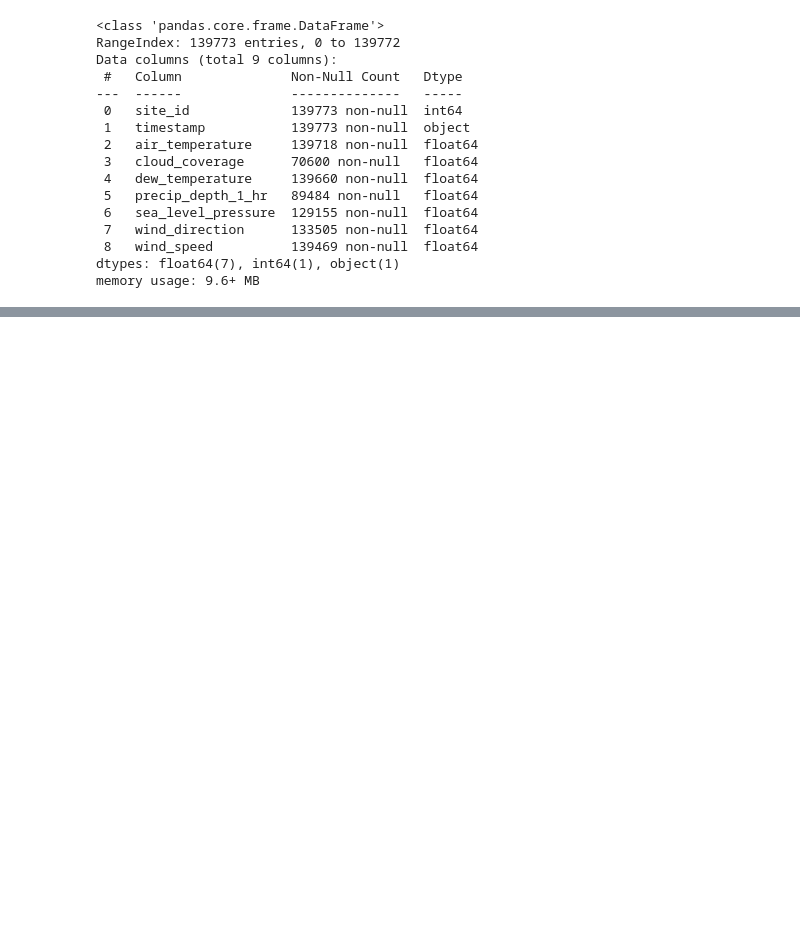
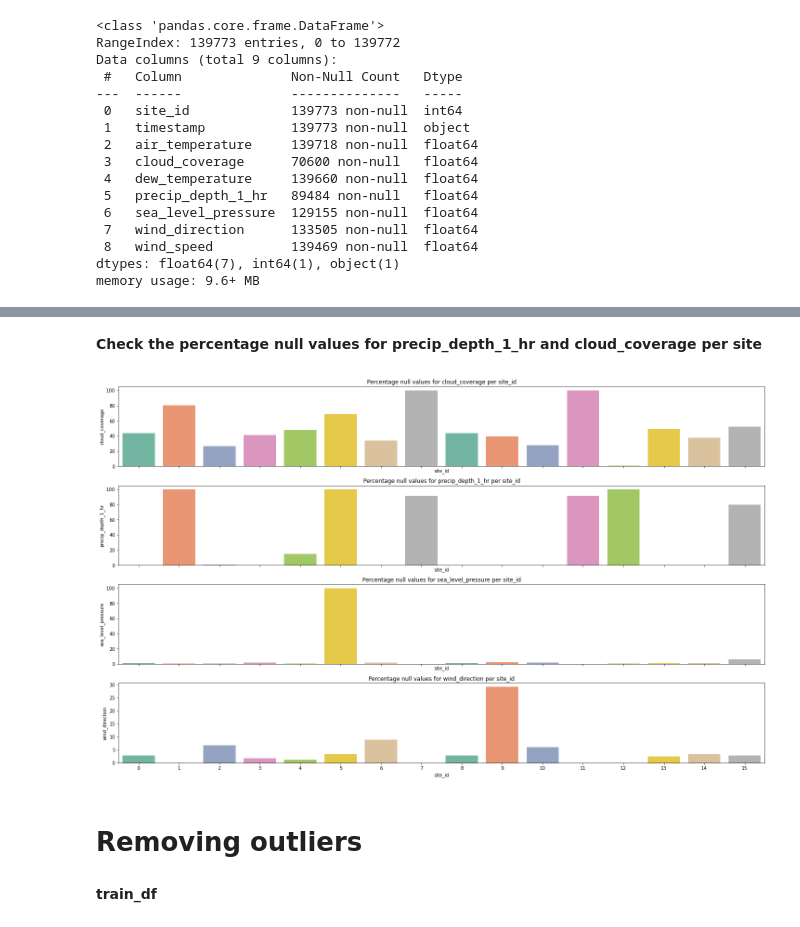
Before and after one commit to vaishalipp/ashrae-energy-predictor-3, a Jupyter notebook: notebooks/DataWrangling_Capstone2.ipynb, the cells around one changed output, grey strips where cells are left out. Cells and saved outputs as stored; diff of their text form; code cells hidden in the pictures; blank space fills up the shorter version.

```diff
--- a/notebooks/DataWrangling_Capstone2.ipynb
+++ b/notebooks/DataWrangling_Capstone2.ipynb
@@ -319,8 +211,0 @@ Text(0, 0.5, 'wind_speed')
-# %%
-fig, ax = plt.subplots(3,1,figsize=(20,7))
-weather_train_df[(weather_train_df.site_id==0) & (weather_train_df.timestamp.dt.strftime('%Y-%m-%d') == '2016-01-01')].plot(x='timestamp',y='air_temperature',figsize=(30,7),ax=ax[0])
-weather_train_df[(weather_train_df.site_id==0) & (weather_train_df.timestamp.dt.strftime('%Y-%m-%d') == '2016-01-01')].plot(x='timestamp',y='dew_temperature',figsize=(30,7),ax=ax[1])
-weather_train_df[(weather_train_df.site_id==0) & (weather_train_df.timestamp.dt.strftime('%Y-%m-%d') == '2016-01-01')].plot(x='timestamp',y='wind_speed',figsize=(30,7),ax=ax[2])
-ax[0].set_ylabel("air_temperature")
-ax[1].set_ylabel("dew_temperature")
-ax[2].set_ylabel("wind_speed")
@@ -388,0 +273,20 @@ outliers_df[~((outliers_df < (Q1 - 1.5 * IQR)) |(outliers_df > (Q3 + 1.5 * IQR))
+# %% [markdown]
+**Check the percentage null values for precip_depth_1_hr and cloud_coverage per site**
+# %%
+cols=weather_train_df.columns[~weather_train_df.columns.isin(['site_id','timestamp','air_temperature','dew_temperature','wind_speed'])]
+fig, axs = plt.subplots(len(cols),1,figsize=(20,len(cols)*3),constrained_layout=True,sharex=True)
+for ax in fig.get_axes():
+    ax.label_outer()
+wt_grpby = weather_train_df.groupby(by=['site_id'])
+
+for i,col in enumerate(cols):
+    yr_built_null = wt_grpby[[col]].apply(lambda x : x.isnull().sum()/len(x)*100).round(4)
+    _=sns.barplot(data=yr_built_null,x=yr_built_null.index,y=col,\
+                palette="Set2",ax=axs[i])
+    _= axs[i].set_title("Percentage null values for " + col + " per site_id")
+# %% [output]
+[figure, added]
+# %% [markdown]
+# Removing outliers
+# %% [markdown]
+**train_df**
```
Also changed, not shown: parts of 90 cells of this notebook.
